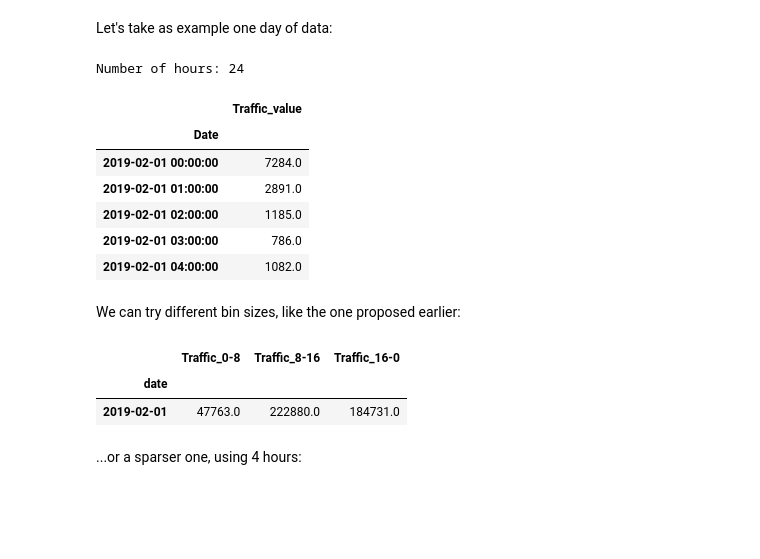
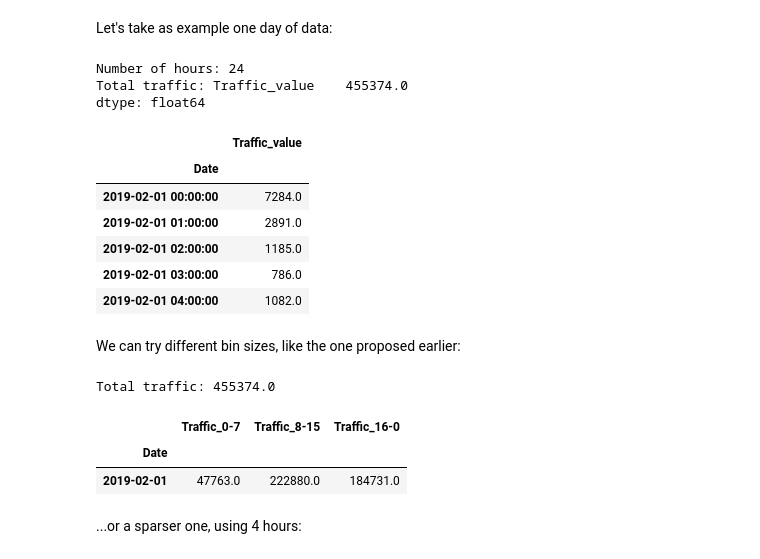
Before and after one commit to davidesonno/AII-project, a Jupyter notebook: 2-traffic_prepocessing.ipynb, the cells around one changed output. Saved outputs shown, nothing was run; the diff lists cells and outputs as text; code cells hidden in the pictures; blank space fills up the shorter version.

```diff
--- a/2-traffic_prepocessing.ipynb
+++ b/2-traffic_prepocessing.ipynb
@@ -301,9 +298,12 @@ end = datetime(2019,2,2)
 tmp = station_traffic_melted['GIARDINI MARGHERITA'].set_index('Date')
 one_day_df = tmp[(tmp.index>=start)&(tmp.index<end)]
 print(f'Number of hours: {len(one_day_df)}')
+print(f'Total traffic: {one_day_df.sum()}')
 one_day_df.head(5)
 # %% [output]
 Number of hours: 24
+Total traffic: Traffic_value    455374.0
+dtype: float64
 |  | Traffic_value |
 | Date |  |
 | 2019-02-01 00:00:00 | 7284.0 |
@@ -313,11 +313,14 @@ Number of hours: 24
 | 2019-02-01 04:00:00 | 1082.0 |
 # %% [markdown]
 We can try different bin sizes, like the one proposed earlier:
-# %%
-transform_traffic_to_daily_df(one_day_df, 8)
-# %% [output]
-|  | Traffic_0-8 | Traffic_8-16 | Traffic_16-0 |
-| date |  |  |  |
-| 2019-02-01 | 47763.0 | 222880.0 | 184731.0 |
+# %%
+tmp = transform_traffic_to_daily_df(one_day_df, bin_size=8)
+print(f'Total traffic: {tmp.sum().sum()}')
+tmp
+# %% [output]
+Total traffic: 455374.0
+|  | Traffic_0-7 | Traffic_8-15 | Traffic_16-0 |
+| Date |  |  |  |
+| 2019-02-01 | 47763.0 | 222880.0 | 184731.0 |
 # %% [markdown]
 ...or a sparser one, using 4 hours:
```
Also changed, not shown: parts of 8 cells of this notebook, 1 other file.
